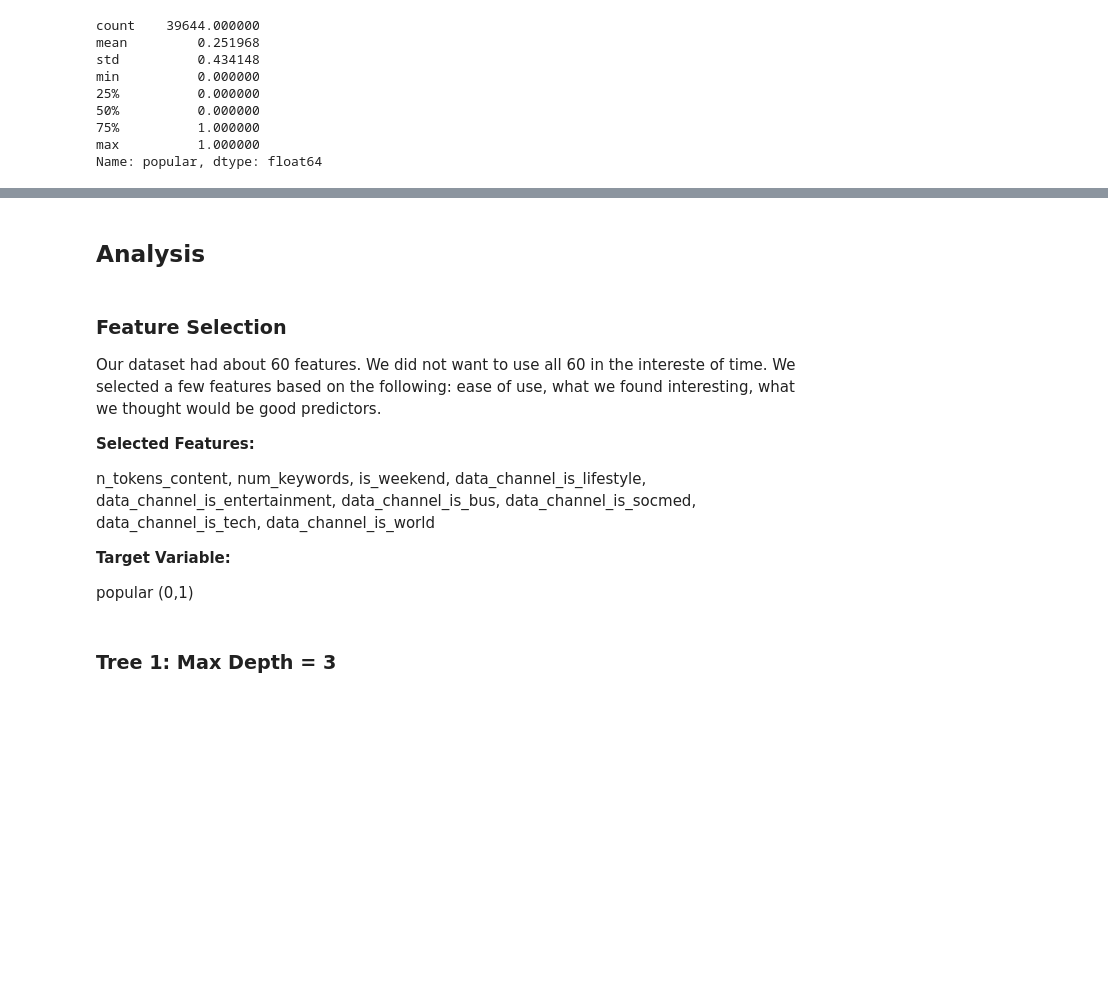
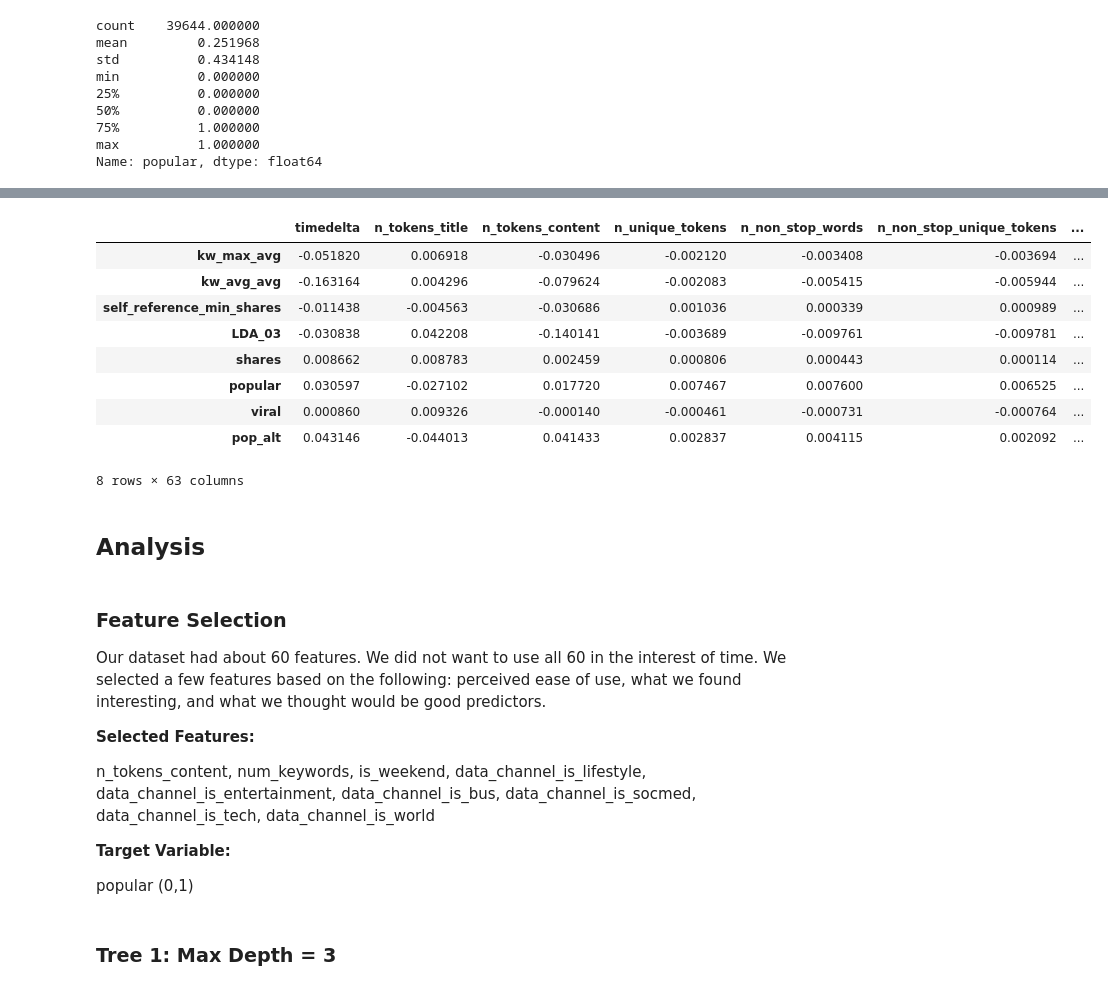
Before and after one commit to bekahgrant33/cs5830_project8, a Jupyter notebook: proj8_caitlin.ipynb, the cells around one changed output, grey strips where cells are left out. Cells and saved outputs as stored; diff of their text form; code cells hidden in the pictures; blank space fills up the shorter version.

```diff
--- a/proj8_caitlin.ipynb
+++ b/proj8_caitlin.ipynb
@@ -75,9 +152,23 @@ Name: popular, dtype: float64
+# %%
+correlation_matrix = news.corr()
+correlation_matrix[correlation_matrix['viral'] > 0.03]
+# %% [output]
+|  | timedelta | n_tokens_title | n_tokens_content | n_unique_tokens | n_non_stop_words | n_non_stop_unique_tokens | ... |
+| kw_max_avg | -0.051820 | 0.006918 | -0.030496 | -0.002120 | -0.003408 | -0.003694 | ... |
+| kw_avg_avg | -0.163164 | 0.004296 | -0.079624 | -0.002083 | -0.005415 | -0.005944 | ... |
+| self_reference_min_shares | -0.011438 | -0.004563 | -0.030686 | 0.001036 | 0.000339 | 0.000989 | ... |
+| LDA_03 | -0.030838 | 0.042208 | -0.140141 | -0.003689 | -0.009761 | -0.009781 | ... |
+| shares | 0.008662 | 0.008783 | 0.002459 | 0.000806 | 0.000443 | 0.000114 | ... |
+| popular | 0.030597 | -0.027102 | 0.017720 | 0.007467 | 0.007600 | 0.006525 | ... |
+| viral | 0.000860 | 0.009326 | -0.000140 | -0.000461 | -0.000731 | -0.000764 | ... |
+| pop_alt | 0.043146 | -0.044013 | 0.041433 | 0.002837 | 0.004115 | 0.002092 | ... |
+8 rows × 63 columns
 # %% [markdown]
 ## Analysis
 # %% [markdown]
 ### Feature Selection
 
-Our dataset had about 60 features. We did not want to use all 60 in the intereste of time. We selected a few features based on the following: ease of use, what we found interesting, what we thought would be good predictors.
+Our dataset had about 60 features. We did not want to use all 60 in the interest of time. We selected a few features based on the following: perceived ease of use, what we found interesting, and what we thought would be good predictors.
 
 **Selected Features:**
 
```
Also changed, not shown: parts of 13 cells of this notebook, 3 other files.
